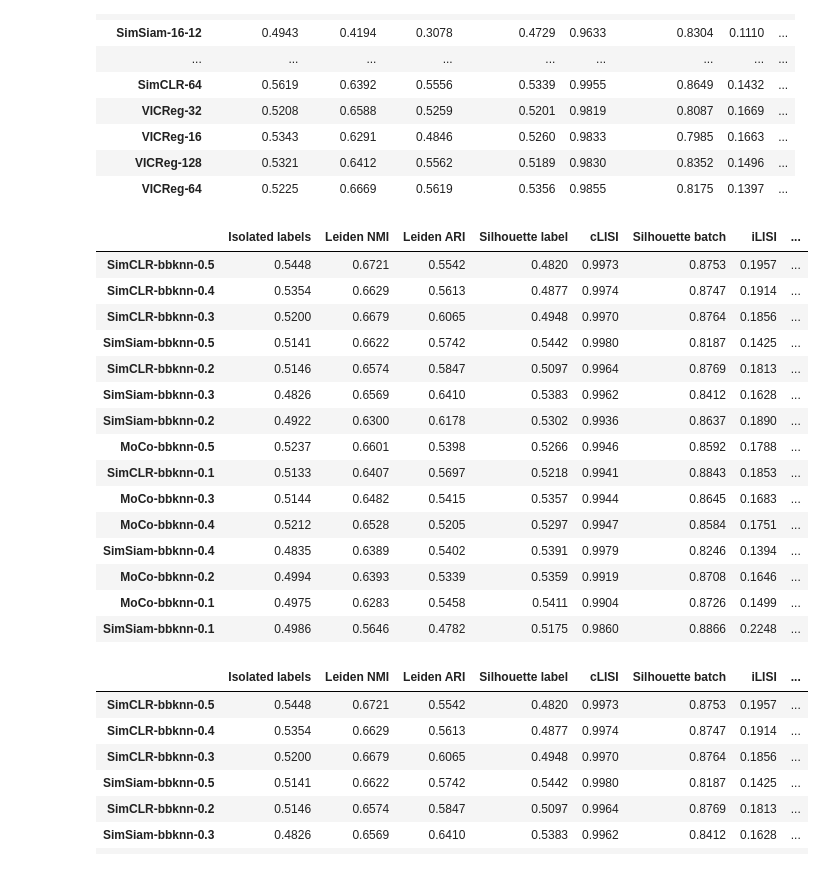
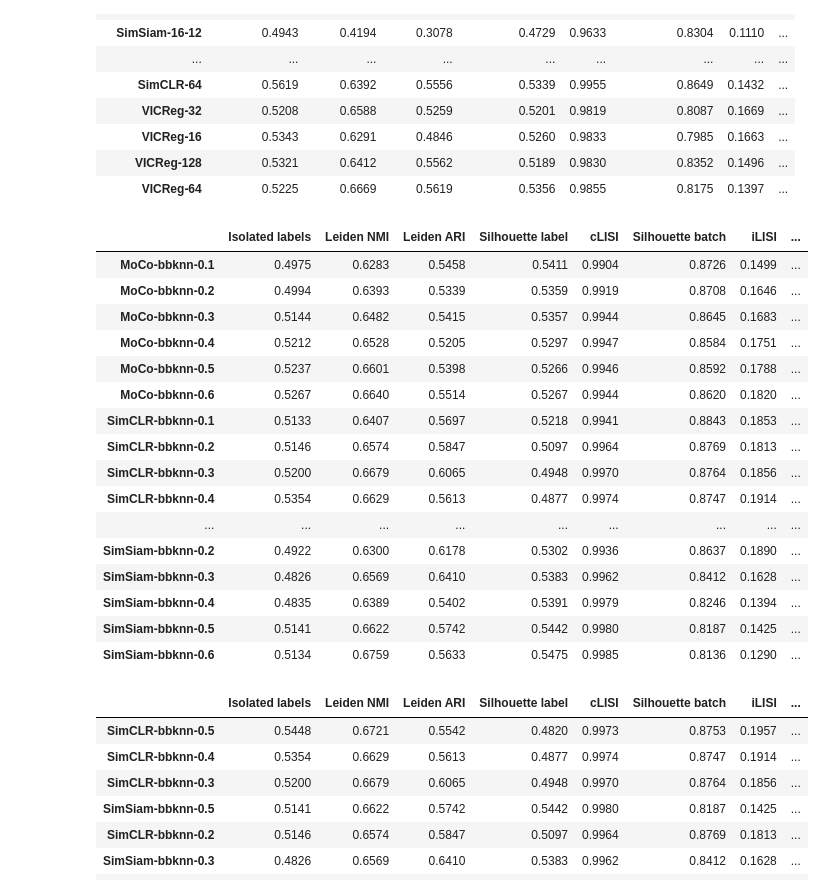
Before and after one commit to OlgaOvcharenko/scAugmentBench, a Jupyter notebook: debug.ipynb, the cells around one changed output. Cells and saved outputs as stored; diff of their text form; code cells hidden in the pictures.

```diff
--- a/debug.ipynb
+++ b/debug.ipynb
@@ -126,11 +196,11 @@ from evaluator import collect_runs, unify_table, scale_table
 # %%
-from evaluator import get_best_params, scale_table
+from evaluator import get_best_params, scale_table, get_bigger_table
 
 #final_pbmc, _ = get_best_params(dirname="dimension-ablation-vol2", dname="PBMC-2D")
-final_immune, _ = get_best_params(dirname="dimension-ablation-vol2", dname="ImmHuman")
+final_immune, final_immune_stds = get_best_params(dirname="dimension-ablation-vol2", dname="ImmHuman")
 
 mask_immune, _ = get_best_params(dirname="augmentation-ablation-vol1", dname="ImmHuman")
-bbknn_immune, _ = get_best_params(dirname="augmentation-ablation-vol5", dname="ImmHuman")
+#bbknn_immune, _ = get_best_params(dirname="augmentation-ablation-vol5", dname="ImmHuman")
 crossover_immune, _ = get_best_params(dirname="augmentation-ablation-vol4", dname="ImmHuman")
 gauss_immune, _ = get_best_params(dirname="augmentation-ablation-vol2", dname="ImmHuman")
 innerswap_immune, _ = get_best_params(dirname="augmentation-ablation-vol3", dname="ImmHuman")
@@ -138,7 +208,7 @@ innerswap_immune, _ = get_best_params(dirname="augmentation-ablation-vol3", dnam
 #scaled_pbmc = scale_table(final_pbmc.copy())
 scaled_immune = scale_table(final_immune.copy())
 scaled_mask_immune = scale_table(mask_immune.copy())
-scaled_bbknn_immune = scale_table(bbknn_immune.copy())
+#scaled_bbknn_immune = scale_table(bbknn_immune.copy())
 scaled_crossover_immune = scale_table(crossover_immune.copy())
 scaled_innerswap_immune = scale_table(innerswap_immune.copy())
 scaled_gauss_immune = scale_table(gauss_immune.copy())
@@ -150,8 +220,8 @@ scaled_gauss_immune = scale_table(gauss_immune.copy())
 final_immune.to_csv("immhuman-dimensions.csv")
 scaled_immune.to_csv("immhuman-dimensions-scaled.csv")
 
-bbknn_immune.to_csv("immhuman-bbknn.csv")
-scaled_bbknn_immune.to_csv("immhuman-bbknn-scaled.csv")
+#bbknn_immune.to_csv("immhuman-bbknn.csv")
+#scaled_bbknn_immune.to_csv("immhuman-bbknn-scaled.csv")
 
 crossover_immune.to_csv("immhuman-crossover.csv")
 scaled_crossover_immune.to_csv("immhuman-crossover-scaled.csv")
@@ -246,24 +383,25 @@ Top-10 Immune-Human Models:
 | VICReg-128 | 0.5321 | 0.6412 | 0.5562 | 0.5189 | 0.9830 | 0.8352 | 0.1496 | ... |
 | VICReg-64 | 0.5225 | 0.6669 | 0.5619 | 0.5356 | 0.9855 | 0.8175 | 0.1397 | ... |
 # %%
-scaled_bbknn_immune.sort_values("Total", ascending=False)#.index[:10]scaled_bbknn_immune
+scaled_bbknn_immune.sort_index()#.sort_values("Total", ascending=False)#.index[:10]scaled_bbknn_immune
 # %% [output]
 |  | Isolated labels | Leiden NMI | Leiden ARI | Silhouette label | cLISI | Silhouette batch | iLISI | ... |
-| SimCLR-bbknn-0.5 | 0.5448 | 0.6721 | 0.5542 | 0.4820 | 0.9973 | 0.8753 | 0.1957 | ... |
-| SimCLR-bbknn-0.4 | 0.5354 | 0.6629 | 0.5613 | 0.4877 | 0.9974 | 0.8747 | 0.1914 | ... |
-| SimCLR-bbknn-0.3 | 0.5200 | 0.6679 | 0.6065 | 0.4948 | 0.9970 | 0.8764 | 0.1856 | ... |
-| SimSiam-bbknn-0.5 | 0.5141 | 0.6622 | 0.5742 | 0.5442 | 0.9980 | 0.8187 | 0.1425 | ... |
-| SimCLR-bbknn-0.2 | 0.5146 | 0.6574 | 0.5847 | 0.5097 | 0.9964 | 0.8769 | 0.1813 | ... |
-| SimSiam-bbknn-0.3 | 0.4826 | 0.6569 | 0.6410 | 0.5383 | 0.9962 | 0.8412 | 0.1628 | ... |
-| SimSiam-bbknn-0.2 | 0.4922 | 0.6300 | 0.6178 | 0.5302 | 0.9936 | 0.8637 | 0.1890 | ... |
-| MoCo-bbknn-0.5 | 0.5237 | 0.6601 | 0.5398 | 0.5266 | 0.9946 | 0.8592 | 0.1788 | ... |
-| SimCLR-bbknn-0.1 | 0.5133 | 0.6407 | 0.5697 | 0.5218 | 0.9941 | 0.8843 | 0.1853 | ... |
+| MoCo-bbknn-0.1 | 0.4975 | 0.6283 | 0.5458 | 0.5411 | 0.9904 | 0.8726 | 0.1499 | ... |
+| MoCo-bbknn-0.2 | 0.4994 | 0.6393 | 0.5339 | 0.5359 | 0.9919 | 0.8708 | 0.1646 | ... |
 | MoCo-bbknn-0.3 | 0.5144 | 0.6482 | 0.5415 | 0.5357 | 0.9944 | 0.8645 | 0.1683 | ... |
 | MoCo-bbknn-0.4 | 0.5212 | 0.6528 | 0.5205 | 0.5297 | 0.9947 | 0.8584 | 0.1751 | ... |
+| MoCo-bbknn-0.5 | 0.5237 | 0.6601 | 0.5398 | 0.5266 | 0.9946 | 0.8592 | 0.1788 | ... |
+| MoCo-bbknn-0.6 | 0.5267 | 0.6640 | 0.5514 | 0.5267 | 0.9944 | 0.8620 | 0.1820 | ... |
+| SimCLR-bbknn-0.1 | 0.5133 | 0.6407 | 0.5697 | 0.5218 | 0.9941 | 0.8843 | 0.1853 | ... |
+| SimCLR-bbknn-0.2 | 0.5146 | 0.6574 | 0.5847 | 0.5097 | 0.9964 | 0.8769 | 0.1813 | ... |
+| SimCLR-bbknn-0.3 | 0.5200 | 0.6679 | 0.6065 | 0.4948 | 0.9970 | 0.8764 | 0.1856 | ... |
+| SimCLR-bbknn-0.4 | 0.5354 | 0.6629 | 0.5613 | 0.4877 | 0.9974 | 0.8747 | 0.1914 | ... |
+| ... | ... | ... | ... | ... | ... | ... | ... | ... |
+| SimSiam-bbknn-0.2 | 0.4922 | 0.6300 | 0.6178 | 0.5302 | 0.9936 | 0.8637 | 0.1890 | ... |
+| SimSiam-bbknn-0.3 | 0.4826 | 0.6569 | 0.6410 | 0.5383 | 0.9962 | 0.8412 | 0.1628 | ... |
 | SimSiam-bbknn-0.4 | 0.4835 | 0.6389 | 0.5402 | 0.5391 | 0.9979 | 0.8246 | 0.1394 | ... |
-| MoCo-bbknn-0.2 | 0.4994 | 0.6393 | 0.5339 | 0.5359 | 0.9919 | 0.8708 | 0.1646 | ... |
-| MoCo-bbknn-0.1 | 0.4975 | 0.6283 | 0.5458 | 0.5411 | 0.9904 | 0.8726 | 0.1499 | ... |
-| SimSiam-bbknn-0.1 | 0.4986 | 0.5646 | 0.4782 | 0.5175 | 0.9860 | 0.8866 | 0.2248 | ... |
+| SimSiam-bbknn-0.5 | 0.5141 | 0.6622 | 0.5742 | 0.5442 | 0.9980 | 0.8187 | 0.1425 | ... |
+| SimSiam-bbknn-0.6 | 0.5134 | 0.6759 | 0.5633 | 0.5475 | 0.9985 | 0.8136 | 0.1290 | ... |
 # %%
 scaled_bbknn_immune.sort_values("Total", ascending=False)#.index[:10]
 # %% [output]
```
Also changed, not shown: parts of 5 cells of this notebook, 6 other files.
